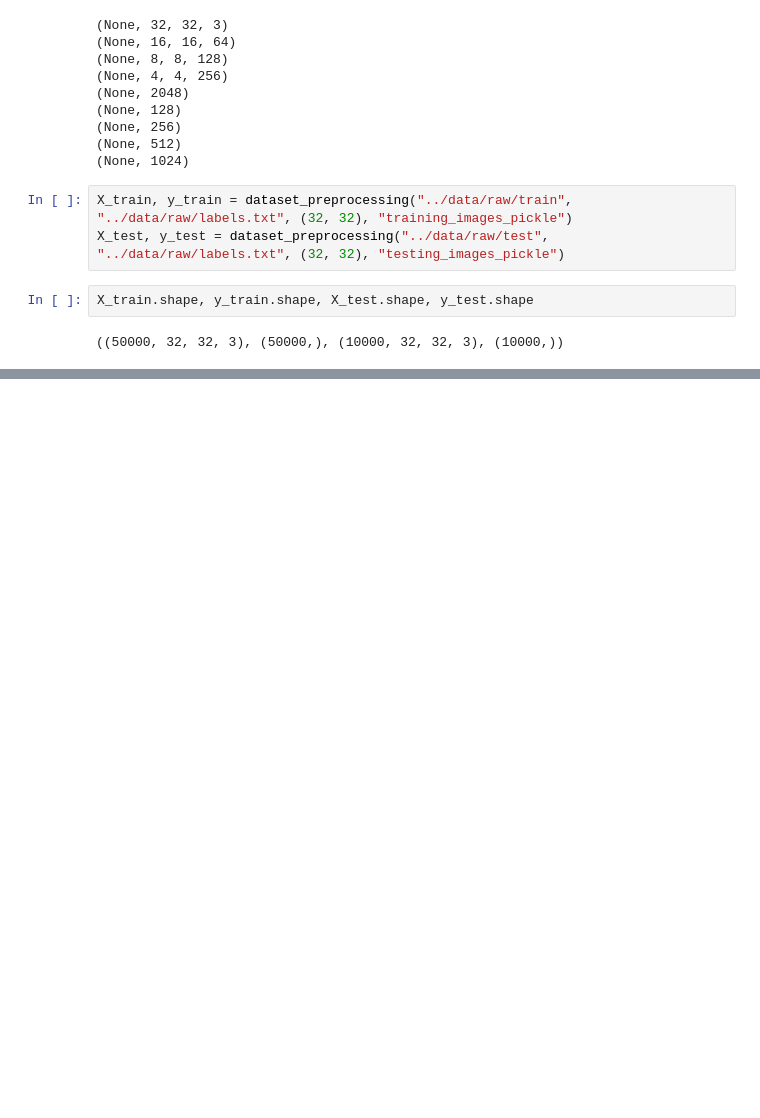
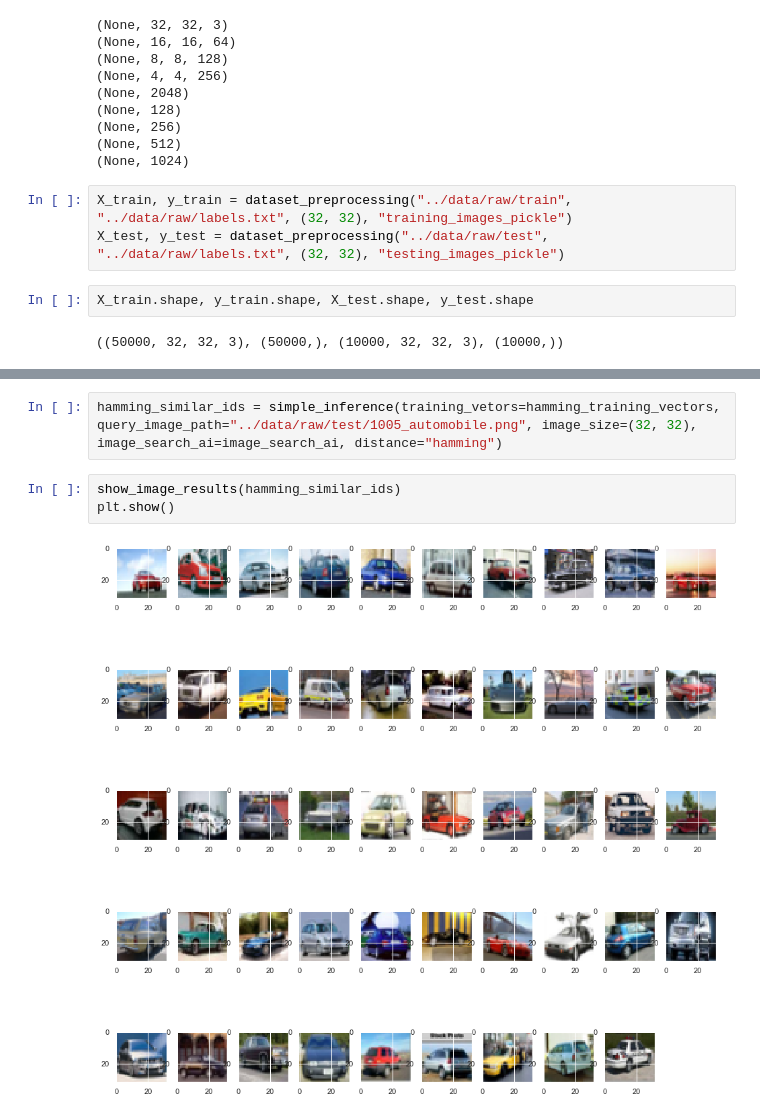
Before and after one commit to hzitoun/image-search-engine-app, a Jupyter notebook: notebooks/Image-search-engine.ipynb, the cells around one changed output, grey strips where cells are left out. Cells and saved outputs as stored; diff of their text form; blank space fills up the shorter version.

```diff
--- a/notebooks/Image-search-engine.ipynb
+++ b/notebooks/Image-search-engine.ipynb
@@ -370,0 +495,7 @@ plt.show()
+# %%
+hamming_similar_ids = simple_inference(training_vetors=hamming_training_vectors, query_image_path="../data/raw/test/1005_automobile.png", image_size=(32, 32), image_search_ai=image_search_ai, distance="hamming")
+# %%
+show_image_results(hamming_similar_ids)
+plt.show()
+# %% [output]
+[figure, added]
```
Also changed, not shown: parts of 20 cells of this notebook, 5 other files.
